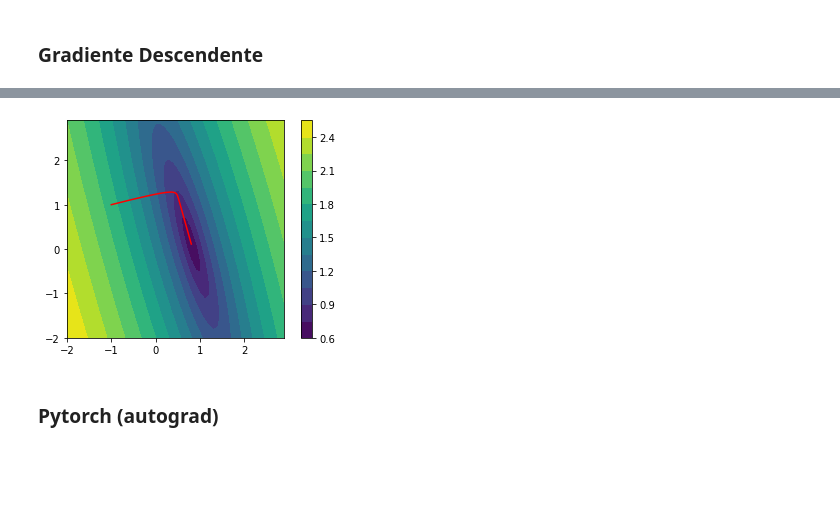
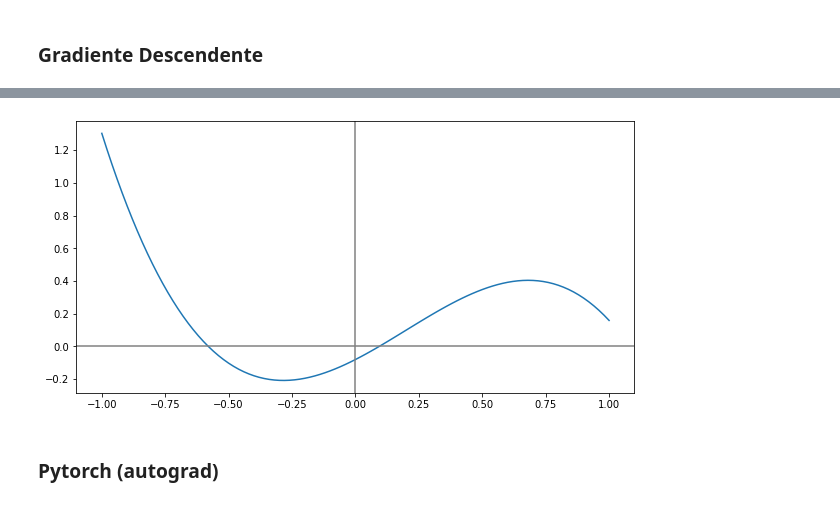
Before and after one commit to danieldasilvacosta/pucrio--vc--trabalhos--2022.2, a Jupyter notebook: Trabalho 2 - Daniel da Silva Costa/T2_DanielCosta.ipynb, the cells around one changed output, grey strips where cells are left out. Drawn from its saved outputs; the diff is of its cells as text; code cells hidden in the pictures; blank space fills up the shorter version.

```diff
--- a/Trabalho 2 - Daniel da Silva Costa/T2_DanielCosta.ipynb
+++ b/Trabalho 2 - Daniel da Silva Costa/T2_DanielCosta.ipynb
@@ -16,0 +21,4 @@ import torch.nn as nn
+# %%
+num_points = 101
+x = np.linspace( -1, 1, num_points )
+y = np.sin( np.pi * x) - x**3
@@ -53,3 +56,0 @@ y = np.sin(np.pi\*x) - x\*\*3
-# %%
-x = np.linspace( -1, 1, 101 )
-y = np.sin( np.pi * x) - np.power(x, 3)
@@ -224,12 +224,20 @@ Solução b = 0.112
+# %%
+y_novo = -0.080 + 0.791*x + 0.811*(x**2) + -1.363*(x**3)
+# %%
+plt.figure( figsize = ( 10, 5 ) )
+plt.plot( x, y_novo )
+plt.axhline( 0, color='gray')
+plt.axvline( 0, color='gray')
+plt.show()
+# %% [output]
+[figure, added]
 # %%
-h = plt.contourf( a, b, z, n_levels )
+# h = plt.contourf( a, b, z, n_levels )
 
-plt.axis( 'scaled' )
-plt.plot( caminho[:, 0], caminho[:, 1], 'r' )
-plt.colorbar()
-plt.show()
+# plt.axis( 'scaled' )
+# plt.plot( caminho[:, 0], caminho[:, 1], 'r' )
+# plt.colorbar()
+# plt.show()
-# %% [output]
-[figure, removed]
 # %% [markdown]
 ### Pytorch (autograd)
 # %%
```
Also changed, not shown: parts of 22 cells of this notebook.
